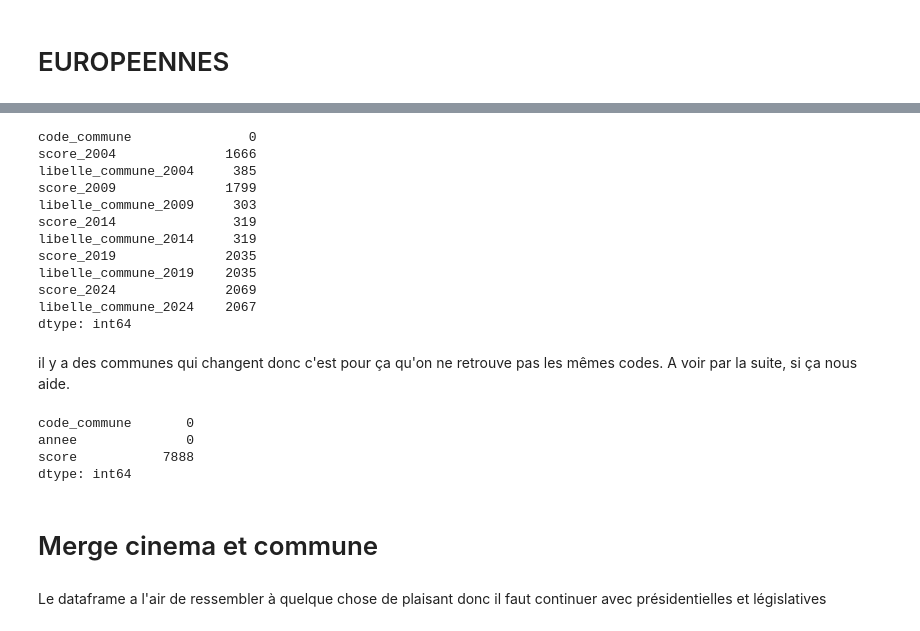
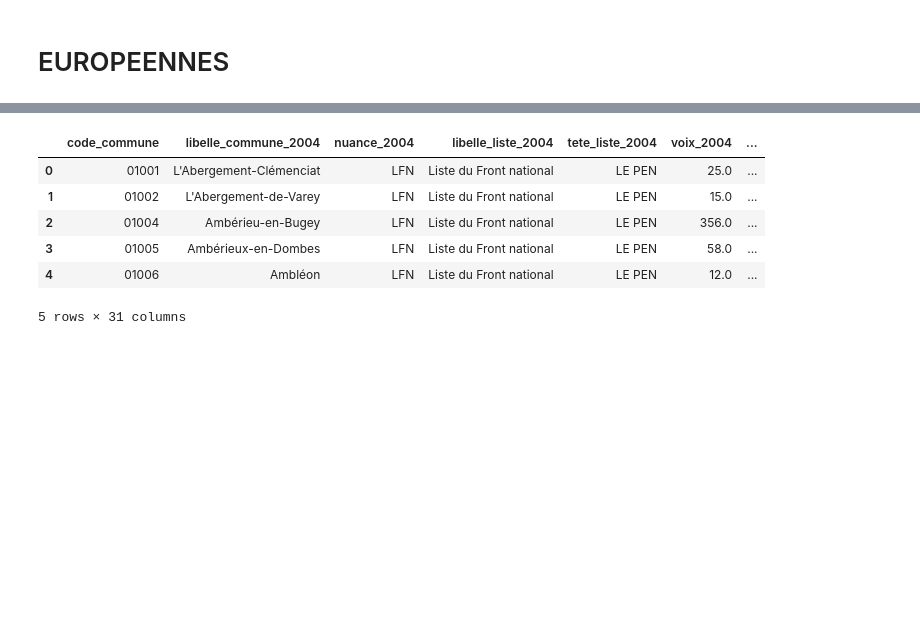
Before and after one commit to Juleslapeuf/cinema_vote, a Jupyter notebook: chargement_donnees.ipynb, the cells around one changed output, grey strips where cells are left out. Saved outputs shown, nothing was run; the diff lists cells and outputs as text; code cells hidden in the pictures; blank space fills up the shorter version.

```diff
--- a/chargement_donnees.ipynb
+++ b/chargement_donnees.ipynb
@@ -634,23 +555,15 @@ df_euro2004["code_commune"] = (
-# %%
-# Créer une copie
-df_euro2004_lfn = df_euro2004.copy()
-
-# Pour chaque liste, conserver les informations uniquement si la nuance est LFN
-# Pour chaque liste : colonne sans suffixe + .1 à .24
-for i in range(25):
-
-    suffix = "" if i == 0 else f".{i}"
-
-    # Garder uniquement les lignes où la nuance est LFN
-    mask = df_euro2004_lfn[f"Nuance Liste{suffix}"] != "LFN"
-
-    cols_a_caviarder = [
-        f"N°Liste{suffix}",
-        f"Nuance Liste{suffix}",
-        f"Libellé Abrégé Liste{suffix}",
-        f"Nom Tête de Liste{suffix}",
-        f"Voix{suffix}"
-    ]
-
-    df_euro2004_lfn.loc[mask, cols_a_caviarder] = pd.NA
+# %%
+def preparer_europeennes(df):
+    df = df.copy()
+
+    df["code_commune"] = (
+        df["Code du département"].astype(str).str.zfill(2)
+        + df["Code de la commune"].astype(str).str.zfill(3)
+    )
+
+    return df.copy()
+
+df_euro2014_lfn = preparer_europeennes(df_euro2014)
+df_euro2009_lfn = preparer_europeennes(df_euro2009)
+df_euro2004_lfn = preparer_europeennes(df_euro2004)
 # %%
@@ -710,17 +687,10 @@ df = (
 # %%
-df.isnull().sum()
+df_euro.head()
 # %% [output]
+|  | code_commune | libelle_commune_2004 | nuance_2004 | libelle_liste_2004 | tete_liste_2004 | voix_2004 | ... |
+| 0 | 01001 | L'Abergement-Clémenciat | LFN | Liste du Front national | LE PEN | 25.0 | ... |
+| 1 | 01002 | L'Abergement-de-Varey | LFN | Liste du Front national | LE PEN | 15.0 | ... |
+| 2 | 01004 | Ambérieu-en-Bugey | LFN | Liste du Front national | LE PEN | 356.0 | ... |
+| 3 | 01005 | Ambérieux-en-Dombes | LFN | Liste du Front national | LE PEN | 58.0 | ... |
+| 4 | 01006 | Ambléon | LFN | Liste du Front national | LE PEN | 12.0 | ... |
-code_commune               0
-score_2004              1666
-libelle_commune_2004     385
-score_2009              1799
-libelle_commune_2009     303
-score_2014               319
-libelle_commune_2014     319
-score_2019              2035
-libelle_commune_2019    2035
-score_2024              2069
-libelle_commune_2024    2067
-dtype: int64
+5 rows × 31 columns
-# %% [markdown]
-il y a des communes qui changent donc c'est pour ça qu'on ne retrouve pas les mêmes codes. A voir par la suite, si ça nous aide.
@@ -746,11 +696,0 @@ df_long = df_long.sort_values(["code_commune", "annee"]).reset_index(drop=True)
-# %%
-df_long.isna().sum()
-# %% [output]
-code_commune       0
-annee              0
-score           7888
-dtype: int64
-# %% [markdown]
-# Merge cinema et commune
-# %% [markdown]
-Le dataframe a l'air de ressembler à quelque chose de plaisant donc il faut continuer avec présidentielles et législatives
```
Also changed, not shown: parts of 58 cells of this notebook.
